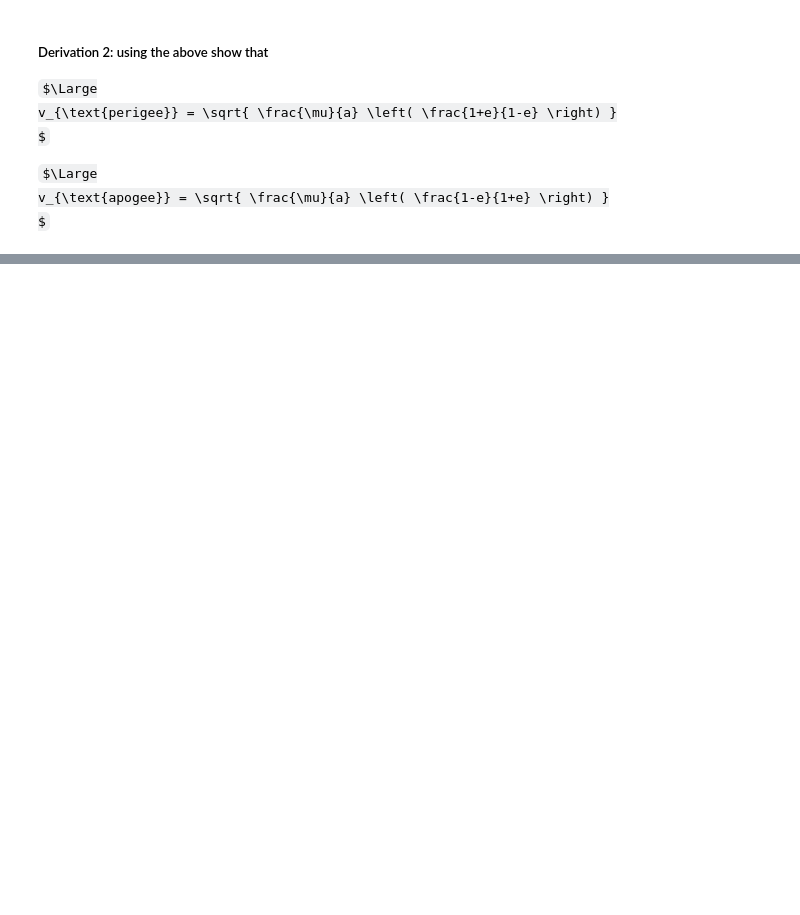
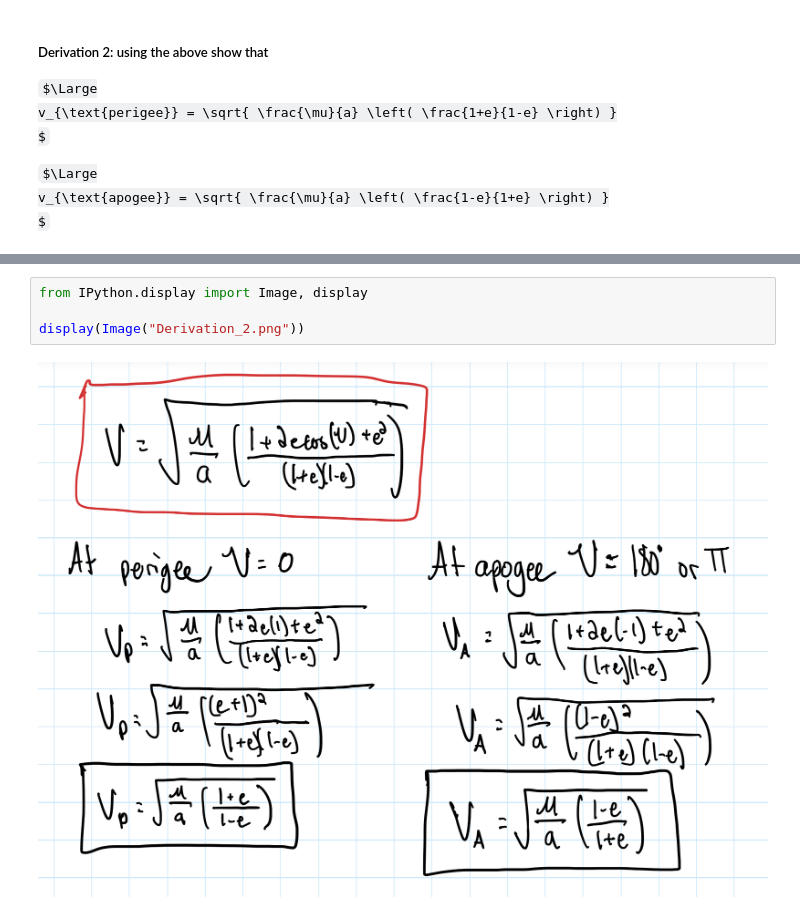
Before and after one commit to trentdouglas/Astrodynamics, a Jupyter notebook: Homework_2/Homework_2.ipynb, the cells around one changed output, grey strips where cells are left out. Cells and saved outputs as stored; diff of their text form; some formulas as TeX source; blank space fills up the shorter version.

```diff
--- a/Homework_2/Homework_2.ipynb
+++ b/Homework_2/Homework_2.ipynb
@@ -572,0 +575,6 @@ $
+# %%
+from IPython.display import Image, display
+
+display(Image("Derivation_2.png"))
+# %% [output]
+[figure, added]
```
Also changed, not shown: parts of 3 cells of this notebook, 4 other files.
